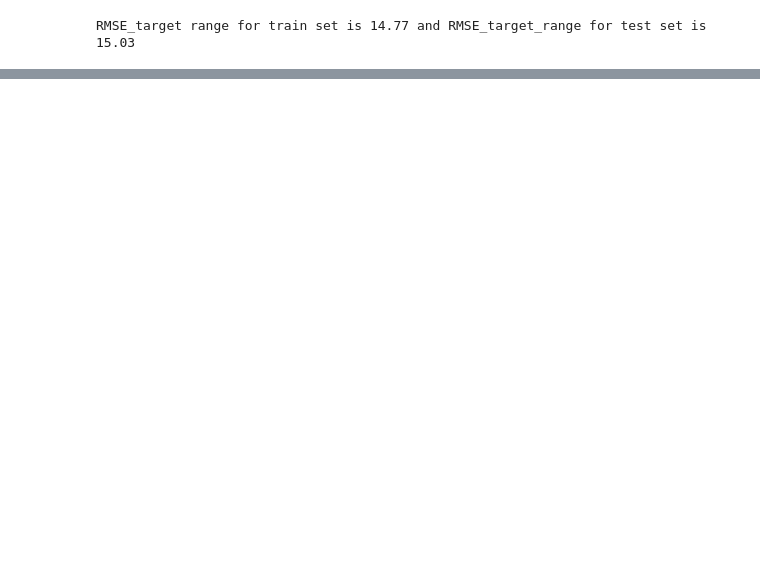
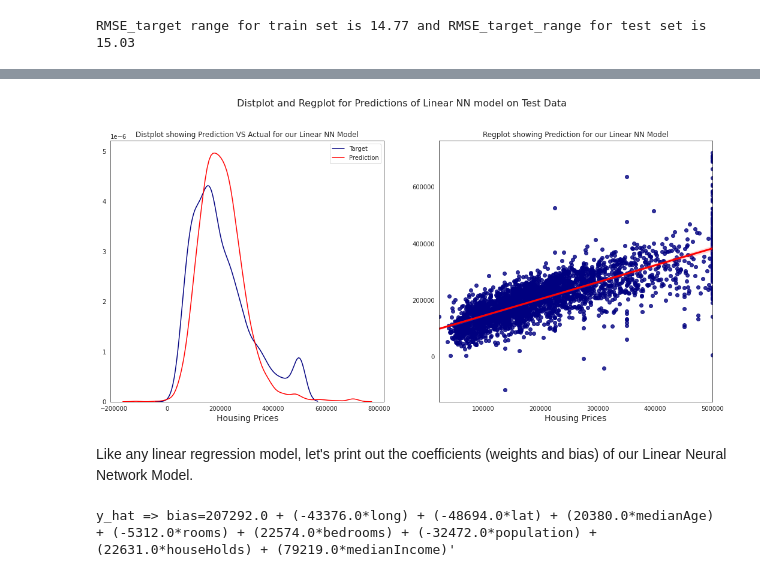
Before and after one commit to Lawrence-Krukrubo/Predicting_California_Housing_Prices, a Jupyter notebook: part_1_predicting_california_housing_prices.ipynb, the cells around one changed output, grey strips where cells are left out. Drawn from its saved outputs; the diff is of its cells as text; code cells hidden in the pictures; blank space fills up the shorter version.

Commit message:
Adding a Regplot and a Distplot to the Notebook.

```diff
--- a/part_1_predicting_california_housing_prices.ipynb
+++ b/part_1_predicting_california_housing_prices.ipynb
@@ -680,0 +687,39 @@ Next: Show a dist plot of the predicted values versus the real values for both t
+# %%
+fig = plt.figure(figsize=(18, 8))
+sns.set_style('white')
+plt.suptitle('Distplot and Regplot for Predictions of Linear NN model on Test Data', fontsize=16, y=1.0)
+
+ax = fig.add_subplot(121)
+ax1 = fig.add_subplot(122)
+
+# plotting the Distplot
+sns.distplot(y_test.squeeze(), hist=False, label='Target', color='navy', ax=ax)
+sns.distplot(d['Y_prediction_test'].squeeze(), hist=False, label='Prediction', color='red', ax=ax)
+ax.set_xlabel('Housing Prices', fontsize=14)
+ax.set_title('Distplot showing Prediction VS Actual for our Linear NN Model')
+
+# plotting the Regplot
+sns.regplot(y_test.squeeze(), d['Y_prediction_test'], scatter_kws={"color": "navy"}, line_kws={"color": "red" ,'linewidth':3}, ax=ax1)
+
+ax1.set_xlabel('Housing Prices', fontsize=14)
+ax1.set_title('Regplot showing Prediction for our Linear NN Model')
+
+plt.show()
+# %% [output]
+[figure, added]
+# %% [markdown]
+Like any linear regression model, let's print out the coefficients (weights and bias) of our Linear Neural Network Model.
+# %%
+print("y_hat => bias={} + ({}*long) + ({}*lat) + ({}*medianAge) + ({}*rooms) + ({}*bedrooms) + ({}*population) + ({}*houseHolds) + ({}*medianIncome)'".format(
+    np.round(d['b']),
+    np.round(d['w'][0][0]),
+    np.round(d['w'][1][0]),
+    np.round(d['w'][2][0]),
+    np.round(d['w'][3][0]),
+    np.round(d['w'][4][0]),
+    np.round(d['w'][5][0]),
+    np.round(d['w'][6][0]),
+    np.round(d['w'][7][0])
+))
+# %% [output]
+y_hat => bias=207292.0 + (-43376.0*long) + (-48694.0*lat) + (20380.0*medianAge) + (-5312.0*rooms) + (22574.0*bedrooms) + (-32472.0*population) + (22631.0*houseHolds) + (79219.0*medianIncome)'
```
Also changed, not shown: parts of 7 cells of this notebook.
